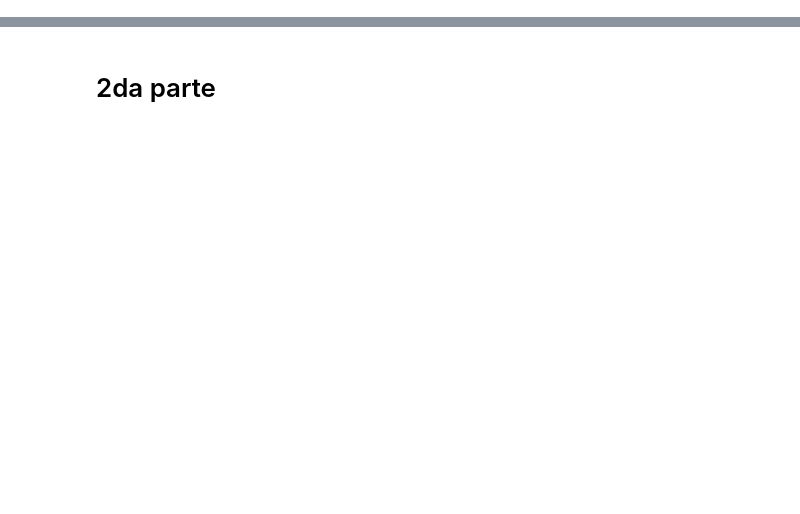
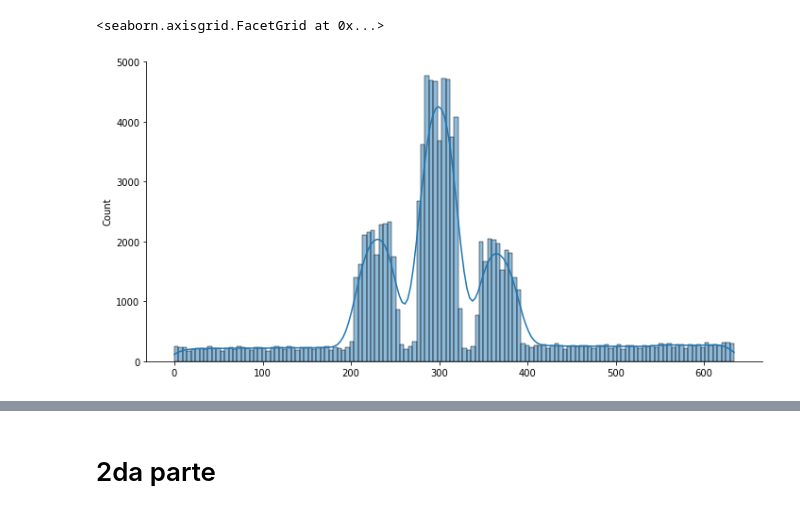
Before and after one commit to midusi/PlateUNLP, a Jupyter notebook: src/modelo_gmm_copia.ipynb, the cells around one changed output, grey strips where cells are left out. Cells and saved outputs as stored; diff of their text form; code cells hidden in the pictures; blank space fills up the shorter version.

```diff
--- a/src/modelo_gmm_copia.ipynb
+++ b/src/modelo_gmm_copia.ipynb
@@ -254,0 +150,6 @@ plt.plot(x)
+# %%
+
+sns.displot(data=nuevo_dataset, kde=True, color='#1f77b4', height=5, aspect=2)   #aspect=ancho
+# %% [output]
+<seaborn.axisgrid.FacetGrid at 0x...>
+[figure, added]
```
Also changed, not shown: parts of 58 cells of this notebook.
